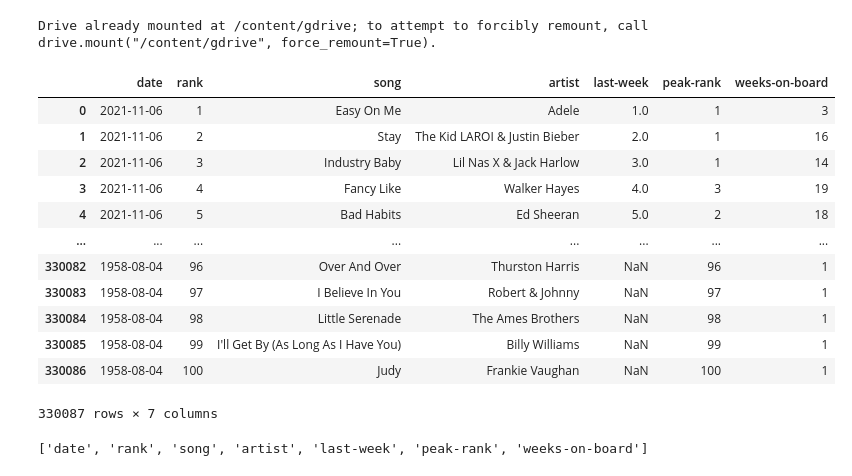
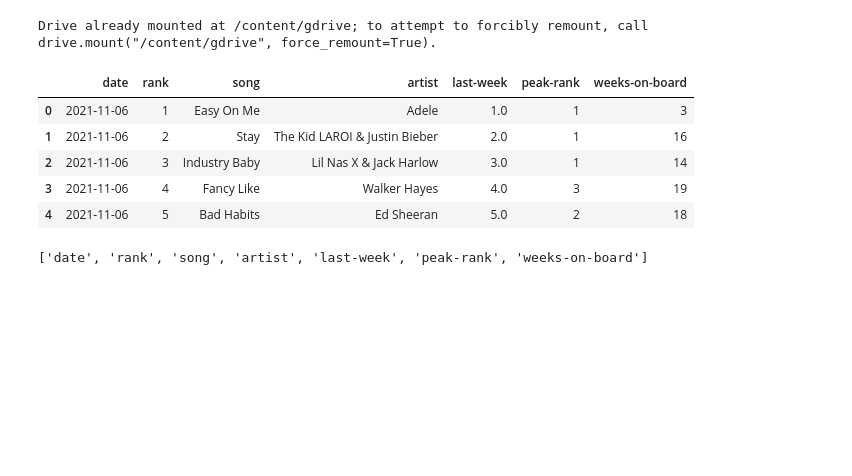
Before and after one commit to itsumiii/itsumiii, a Jupyter notebook: ItsumiNagakura_DASMA51_FinalProject.ipynb, the cells around one changed output. Cells and saved outputs as stored; diff of their text form; code cells hidden in the pictures; blank space fills up the shorter version.

```diff
--- a/ItsumiNagakura_DASMA51_FinalProject.ipynb
+++ b/ItsumiNagakura_DASMA51_FinalProject.ipynb
@@ -8,27 +8,22 @@ Drive already mounted at /content/gdrive; to attempt to forcibly remount, call d
 # %%
 #import data
 import pandas as pd
 
 df = pd.read_csv("/content/gdrive/MyDrive/python files/charts.csv")
+
+#change format of date column to easily look up data of specific months
 df['date']= pd.to_datetime(df['date'])
 
-df
+df.head()
 
 #charts == df.iloc[:, 0:4]
 # %% [output]
 |  | date | rank | song | artist | last-week | peak-rank | weeks-on-board |
 | 0 | 2021-11-06 | 1 | Easy On Me | Adele | 1.0 | 1 | 3 |
 | 1 | 2021-11-06 | 2 | Stay | The Kid LAROI & Justin Bieber | 2.0 | 1 | 16 |
 | 2 | 2021-11-06 | 3 | Industry Baby | Lil Nas X & Jack Harlow | 3.0 | 1 | 14 |
 | 3 | 2021-11-06 | 4 | Fancy Like | Walker Hayes | 4.0 | 3 | 19 |
 | 4 | 2021-11-06 | 5 | Bad Habits | Ed Sheeran | 5.0 | 2 | 18 |
-| ... | ... | ... | ... | ... | ... | ... | ... |
-| 330082 | 1958-08-04 | 96 | Over And Over | Thurston Harris | NaN | 96 | 1 |
-| 330083 | 1958-08-04 | 97 | I Believe In You | Robert & Johnny | NaN | 97 | 1 |
-| 330084 | 1958-08-04 | 98 | Little Serenade | The Ames Brothers | NaN | 98 | 1 |
-| 330085 | 1958-08-04 | 99 | I'll Get By (As Long As I Have You) | Billy Williams | NaN | 99 | 1 |
-| 330086 | 1958-08-04 | 100 | Judy | Frankie Vaughan | NaN | 100 | 1 |
-330087 rows × 7 columns
 # %%
 list(df.columns)
 # %% [output]
```
